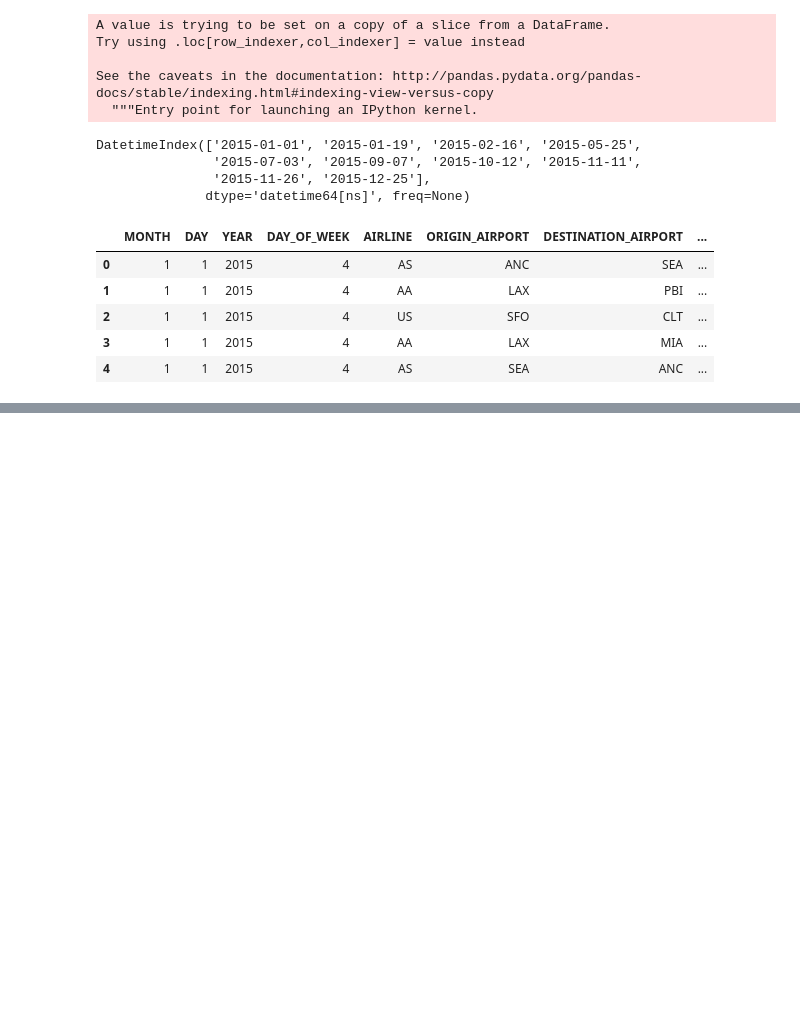
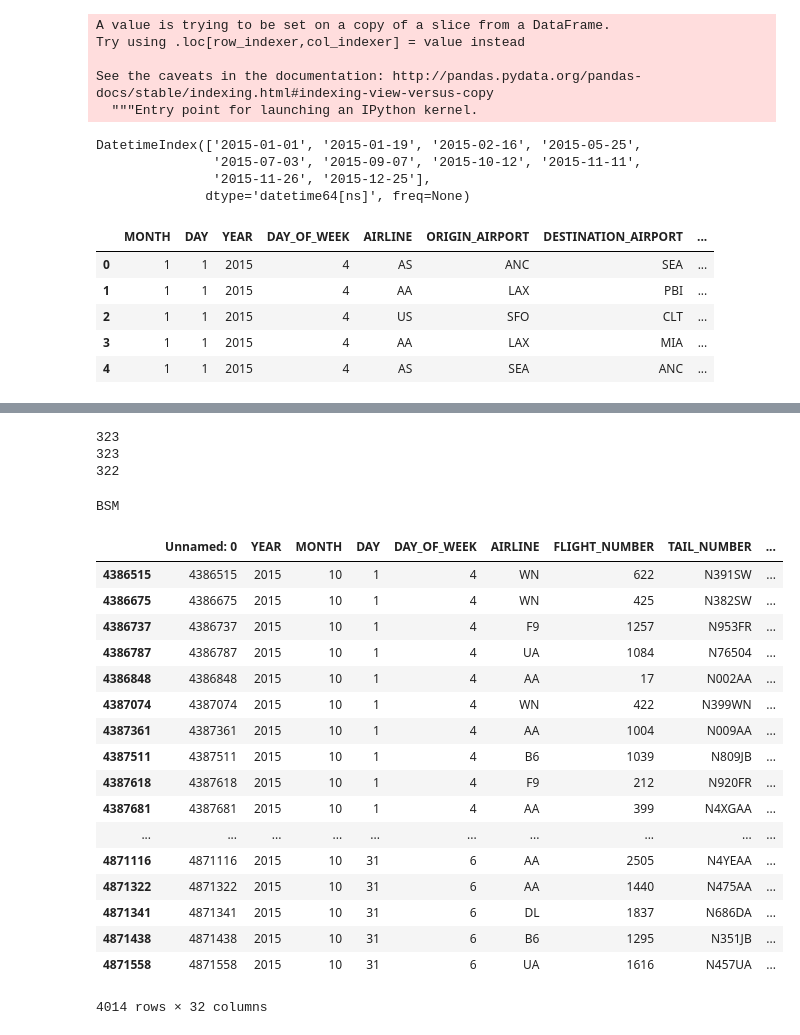
Before and after one commit to aniruddha96/Flight-delay-prediction, a Jupyter notebook: Preprocessing.ipynb, the cells around one changed output, grey strips where cells are left out. Drawn from its saved outputs; the diff is of its cells as text; code cells hidden in the pictures; blank space fills up the shorter version.

```diff
--- a/Preprocessing.ipynb
+++ b/Preprocessing.ipynb
@@ -95,0 +179,12 @@ or via pip
+# %%
+import pandas as pd
+air=pd.read_csv('airports.csv')
+df=pd.read_csv('flights_new.csv')
+# %%
+print(len(df.ORIGIN_AIRPORT.unique()))
+print(len(df.DESTINATION_AIRPORT.unique()))
+print(len(air.IATA_CODE.unique()))
+# %% [output]
+323
+323
+322
@@ -95,0 +198,27 @@ or via pip
+# %%
+for i in x:
+    if i not in y:
+        print(i)
+# %% [output]
+BSM
+# %%
+df[df['DESTINATION_AIRPORT']=='BSM']
+# %% [output]
+|  | Unnamed: 0 | YEAR | MONTH | DAY | DAY_OF_WEEK | AIRLINE | FLIGHT_NUMBER | TAIL_NUMBER | ... |
+| 4386515 | 4386515 | 2015 | 10 | 1 | 4 | WN | 622 | N391SW | ... |
+| 4386675 | 4386675 | 2015 | 10 | 1 | 4 | WN | 425 | N382SW | ... |
+| 4386737 | 4386737 | 2015 | 10 | 1 | 4 | F9 | 1257 | N953FR | ... |
+| 4386787 | 4386787 | 2015 | 10 | 1 | 4 | UA | 1084 | N76504 | ... |
+| 4386848 | 4386848 | 2015 | 10 | 1 | 4 | AA | 17 | N002AA | ... |
+| 4387074 | 4387074 | 2015 | 10 | 1 | 4 | WN | 422 | N399WN | ... |
+| 4387361 | 4387361 | 2015 | 10 | 1 | 4 | AA | 1004 | N009AA | ... |
+| 4387511 | 4387511 | 2015 | 10 | 1 | 4 | B6 | 1039 | N809JB | ... |
+| 4387618 | 4387618 | 2015 | 10 | 1 | 4 | F9 | 212 | N920FR | ... |
+| 4387681 | 4387681 | 2015 | 10 | 1 | 4 | AA | 399 | N4XGAA | ... |
+| ... | ... | ... | ... | ... | ... | ... | ... | ... | ... |
+| 4871116 | 4871116 | 2015 | 10 | 31 | 6 | AA | 2505 | N4YEAA | ... |
+| 4871322 | 4871322 | 2015 | 10 | 31 | 6 | AA | 1440 | N475AA | ... |
+| 4871341 | 4871341 | 2015 | 10 | 31 | 6 | DL | 1837 | N686DA | ... |
+| 4871438 | 4871438 | 2015 | 10 | 31 | 6 | B6 | 1295 | N351JB | ... |
+| 4871558 | 4871558 | 2015 | 10 | 31 | 6 | UA | 1616 | N457UA | ... |
+4014 rows × 32 columns
```
Also changed, not shown: parts of 12 cells of this notebook, 6 other files.
